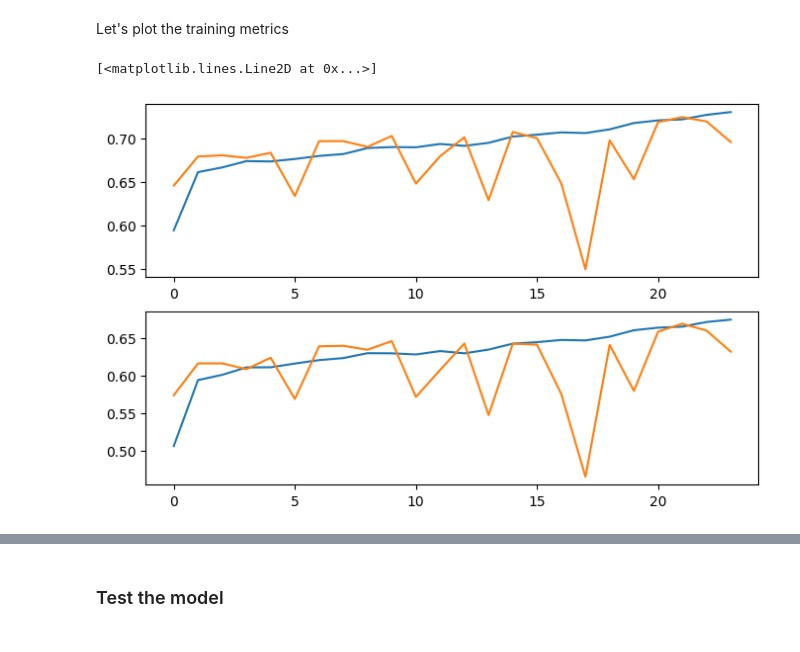
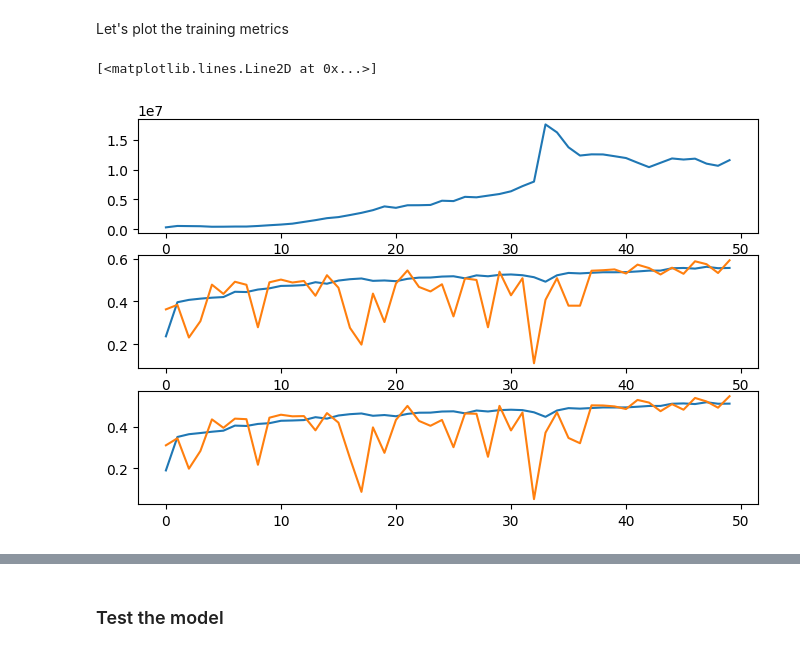
Before and after one commit to itberrios/3D, a Jupyter notebook: point_net/pointnet_seg.ipynb, the cells around one changed output, grey strips where cells are left out. Cells and saved outputs as stored; diff of their text form; code cells hidden in the pictures.

Commit message:
trained new models

```diff
--- a/point_net/pointnet_seg.ipynb
+++ b/point_net/pointnet_seg.ipynb
@@ -435,15 +435,18 @@ Epoch: 5 - Validation Loss: 387406.07619863015 - Validation Accuracy: 0.47825810
 # %% [markdown]
 Let's plot the training metrics
 # %%
-_, ax = plt.subplots(2, 1, figsize=(8, 5))
-ax[0].plot(train_accuracy)
-ax[0].plot(valid_accuracy)
+_, ax = plt.subplots(3, 1, figsize=(8, 5))
+ax[0].plot(train_loss)
+# ax[0].plot(valid_loss)
 
-ax[1].plot(train_mcc)
-ax[1].plot(valid_mcc)
+ax[1].plot(train_accuracy)
+ax[1].plot(valid_accuracy)
+
+ax[2].plot(train_mcc)
+ax[2].plot(valid_mcc)
 # %% [output]
 [<matplotlib.lines.Line2D at 0x...>]
-[figure, old version]
+[figure, new version]
 # %%
 np.argmax(valid_mcc)
 # %% [output]
```
Also changed, not shown: parts of 3 cells of this notebook, 10 other files.
